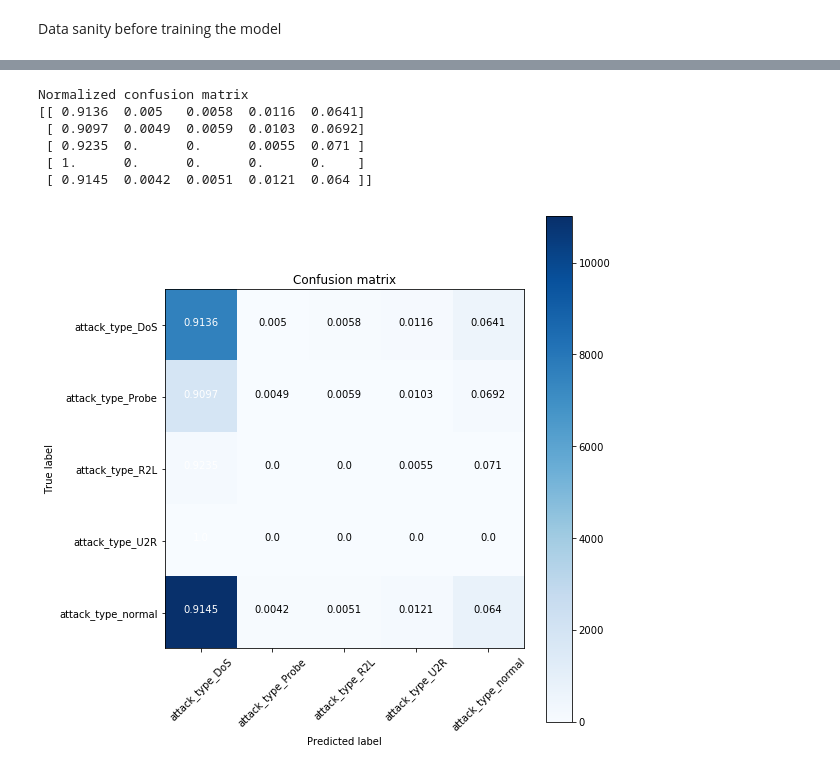
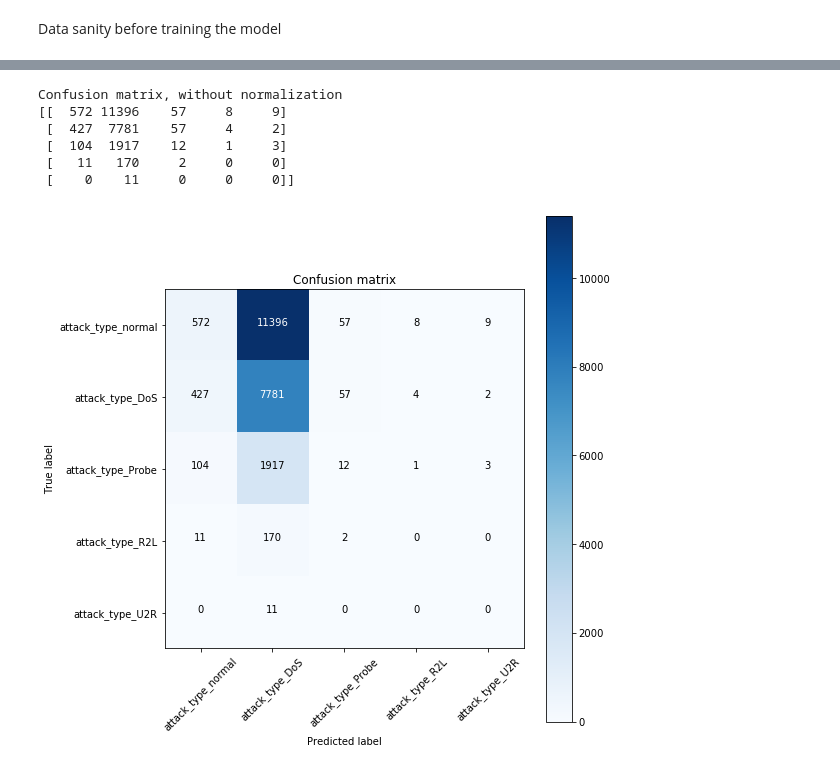
Before and after one commit to rkmalaiya/network_anomaly_detection_deep_learning, a Jupyter notebook: eda.ipynb, the cells around one changed output, grey strips where cells are left out. Drawn from its saved outputs; the diff is of its cells as text; code cells hidden in the pictures.

```diff
--- a/eda.ipynb
+++ b/eda.ipynb
@@ -404,8 +404,8 @@ def encode_dummy(train, test):
 
     return kdd_2labels_train, kdd_2labels_test, kdd_5labels_train, kdd_5labels_test
 # %%
-output_columns_2labels = ['is_attack_Attack','is_attack_Normal']
-output_columns_5labels = ['attack_type_DoS','attack_type_Probe','attack_type_R2L','attack_type_U2R','attack_type_normal']
+output_columns_2labels = ['is_attack_Normal', 'is_attack_Attack']
+output_columns_5labels = ['attack_type_normal', 'attack_type_DoS', 'attack_type_Probe', 'attack_type_R2L', 'attack_type_U2R']
 
 from sklearn import model_selection as ms
 from sklearn import preprocessing as pp
@@ -502,12 +503,12 @@ Normalized confusion matrix
 # %%
 cm_5labels = confusion_matrix(y_pred = labels5_pred_vae_arr[:,0], y_true = labels5_pred_vae_arr[:,1])
 plt.figure(figsize=[8,8])
-plot_confusion_matrix(cm_5labels, output_columns_5labels, normalize = True)
+plot_confusion_matrix(cm_5labels, output_columns_5labels, normalize = False)
 # %% [output]
-Normalized confusion matrix
-[[ 0.9136  0.005   0.0058  0.0116  0.0641]
- [ 0.9097  0.0049  0.0059  0.0103  0.0692]
- [ 0.9235  0.      0.      0.0055  0.071 ]
- [ 1.      0.      0.      0.      0.    ]
- [ 0.9145  0.0042  0.0051  0.0121  0.064 ]]
+Confusion matrix, without normalization
+[[  572 11396    57     8     9]
+ [  427  7781    57     4     2]
+ [  104  1917    12     1     3]
+ [   11   170     2     0     0]
+ [    0    11     0     0     0]]
-[figure, old version]
+[figure, new version]
```
Also changed, not shown: parts of 3 cells of this notebook.
